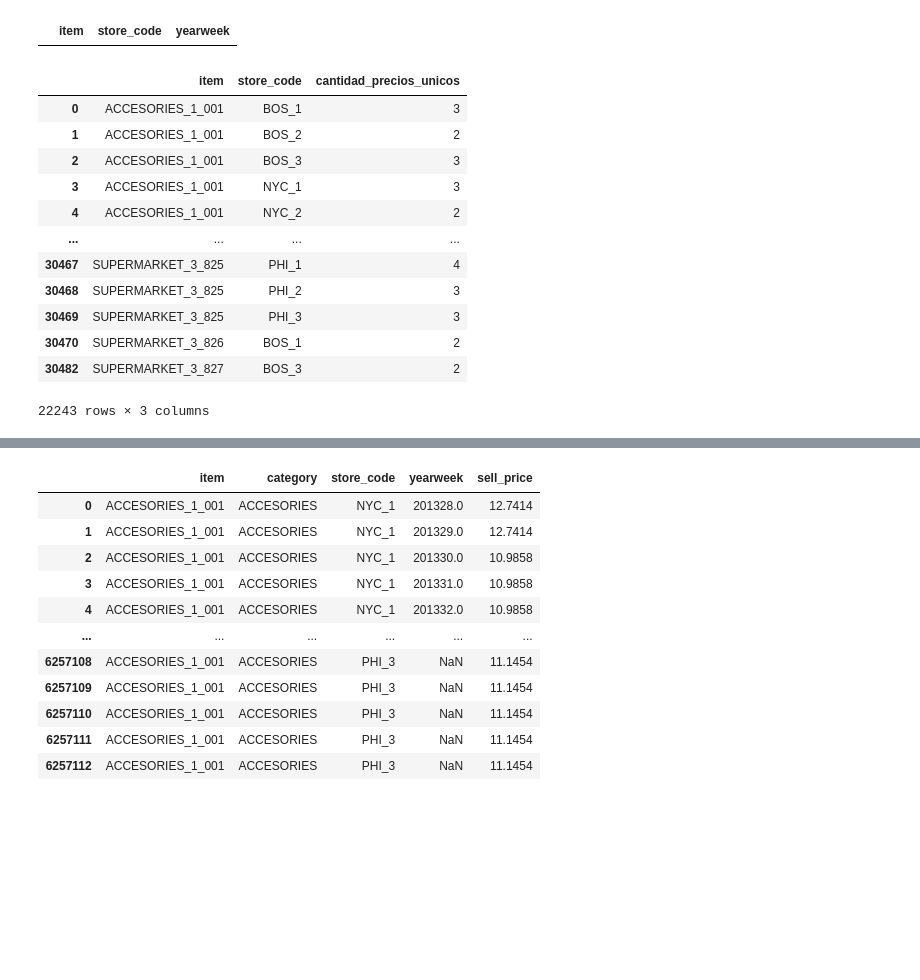
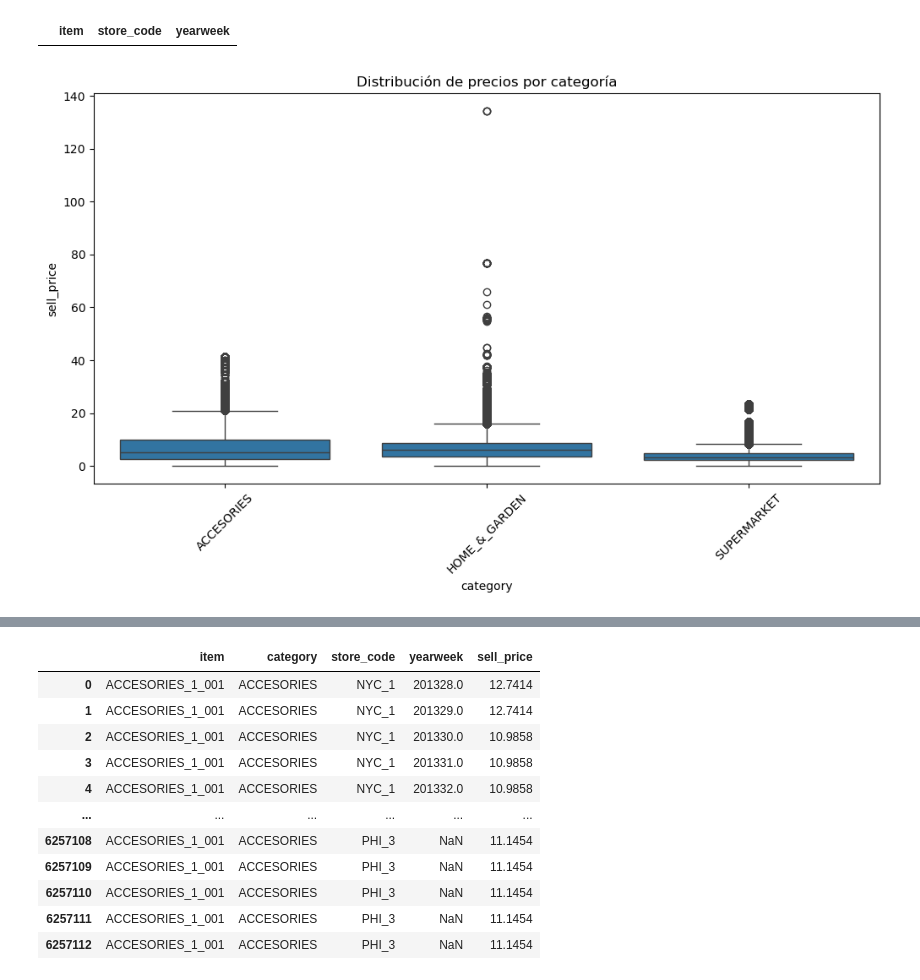
Before and after one commit to gasparmanzini/TFM--DSMarket, a Jupyter notebook: DsMarket - Limpieza de datos.ipynb, the cells around one changed output, grey strips where cells are left out. Drawn from its saved outputs; the diff is of its cells as text; code cells hidden in the pictures; blank space fills up the shorter version.

```diff
--- a/DsMarket - Limpieza de datos.ipynb
+++ b/DsMarket - Limpieza de datos.ipynb
@@ -361,17 +361,8 @@ df_precios_que_varian = df_precios_que_varian[df_precios_que_varian['cantidad_pr
-# %%
-
-df_precios_que_varian
-# %% [output]
-|  | item | store_code | cantidad_precios_unicos |
-| 0 | ACCESORIES_1_001 | BOS_1 | 3 |
-| 1 | ACCESORIES_1_001 | BOS_2 | 2 |
-| 2 | ACCESORIES_1_001 | BOS_3 | 3 |
-| 3 | ACCESORIES_1_001 | NYC_1 | 3 |
-| 4 | ACCESORIES_1_001 | NYC_2 | 2 |
-| ... | ... | ... | ... |
-| 30467 | SUPERMARKET_3_825 | PHI_1 | 4 |
-| 30468 | SUPERMARKET_3_825 | PHI_2 | 3 |
-| 30469 | SUPERMARKET_3_825 | PHI_3 | 3 |
-| 30470 | SUPERMARKET_3_826 | BOS_1 | 2 |
-| 30482 | SUPERMARKET_3_827 | BOS_3 | 2 |
-22243 rows × 3 columns
+# %%
+plt.figure(figsize=(12, 6))
+sns.boxplot(x="category", y="sell_price", data=df_prices)
+plt.xticks(rotation=45)
+plt.title("Distribución de precios por categoría")
+plt.show()
+# %% [output]
+[figure, added]
```
Also changed, not shown: parts of 18 cells of this notebook.
